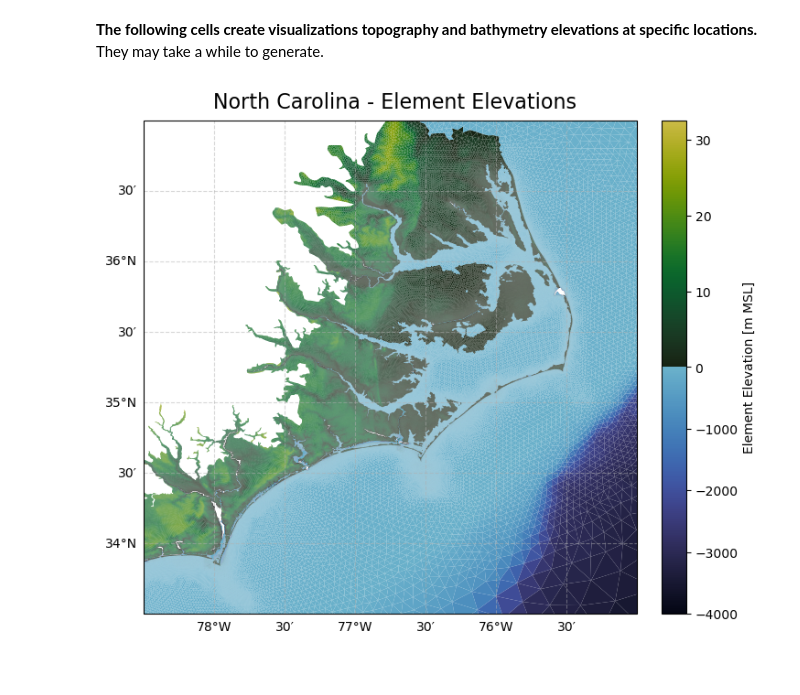
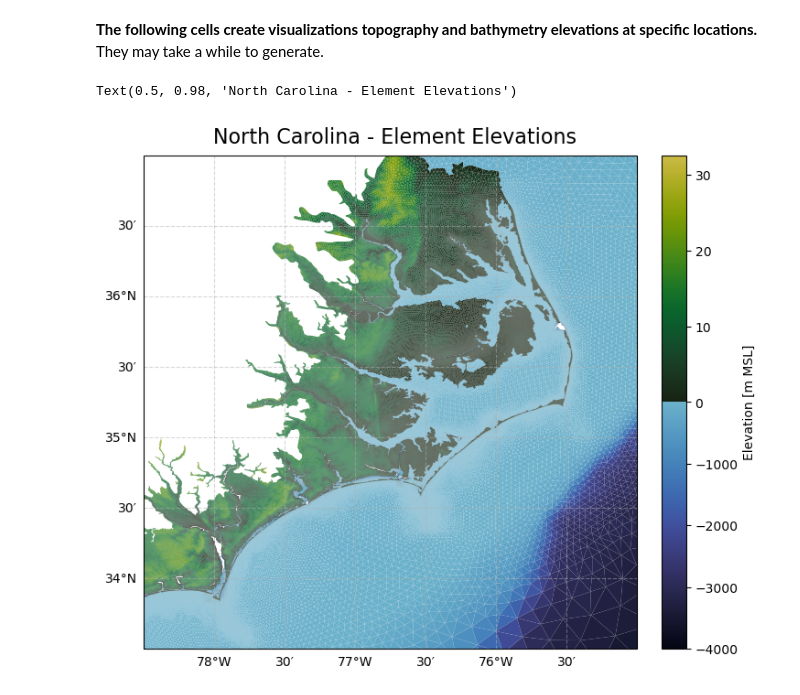
Before and after one commit to tomas19/kalpana_v2, a Jupyter notebook: examples/beautifulplots.ipynb, the cells around one changed output. Cells and saved outputs as stored; diff of their text form; code cells hidden in the pictures.

```diff
--- a/examples/beautifulplots.ipynb
+++ b/examples/beautifulplots.ipynb
@@ -27,21 +25,19 @@ epsgOut = 4326
 
 ## call fort14togdf() to create a geodataframe object
 gdf = fort14togdf(filein, epsgIn, epsgOut)
-# %%
-#gdf setup
-    ## add columns to gdf for area and side length which we use in the following visualizations
-    ## these columns are automatically created if you use an epsgOut that is *not* lat/long
-    ## since we used lat/long we need to create them manually
-gdf2 = gdf.to_crs(32618)
-gdf['area'] = [geom.area for geom in gdf2['geometry']] #element area
-gdf['repLen'] = [geom.length/3 for geom in gdf2['geometry']] #element representative side length
 # %% [markdown]
 **The following cells create visualizations topography and bathymetry elevations at specific locations.** <br>
 They may take a while to generate.
 # %%
 # North Carolina Elevations
-plot_mesh(gdf, var = 'zmean', xlims = [-78.5, -75], ylims = [33.5, 37],
-          title = 'North Carolina - Element Elevations', cbar_label = 'Element Elevation [m MSL]',
-          vmin = -4000, ticks = [-4000, -3000, -2000, -1000, 0, 10, 20, 30], background_map = False)
+
+# define a figure and axis
+fig, ax = plt.subplots(figsize = (8,6), nrows = 1, ncols = 1, subplot_kw={'projection': ccrs.PlateCarree()}, constrained_layout=True)
+
+# visualize the mesh and the colorbar based on elevation (zmean) in the NC bounds
+vis_mesh(gdf, 'zmean', xylims = [-78.5, -75, 33.5, 37], ax = ax, fig = fig, cbar_label = 'Elevation [m MSL]', vmin = -4000,
+         ticks = [-4000, -3000, -2000, -1000, 0, 10, 20, 30], background_map = False)
+fig.suptitle('North Carolina - Element Elevations', fontsize = 16)
 # %% [output]
+Text(0.5, 0.98, 'North Carolina - Element Elevations')
-[figure, old version]
+[figure, new version]
```
Also changed, not shown: parts of 8 cells of this notebook, 5 other files.
